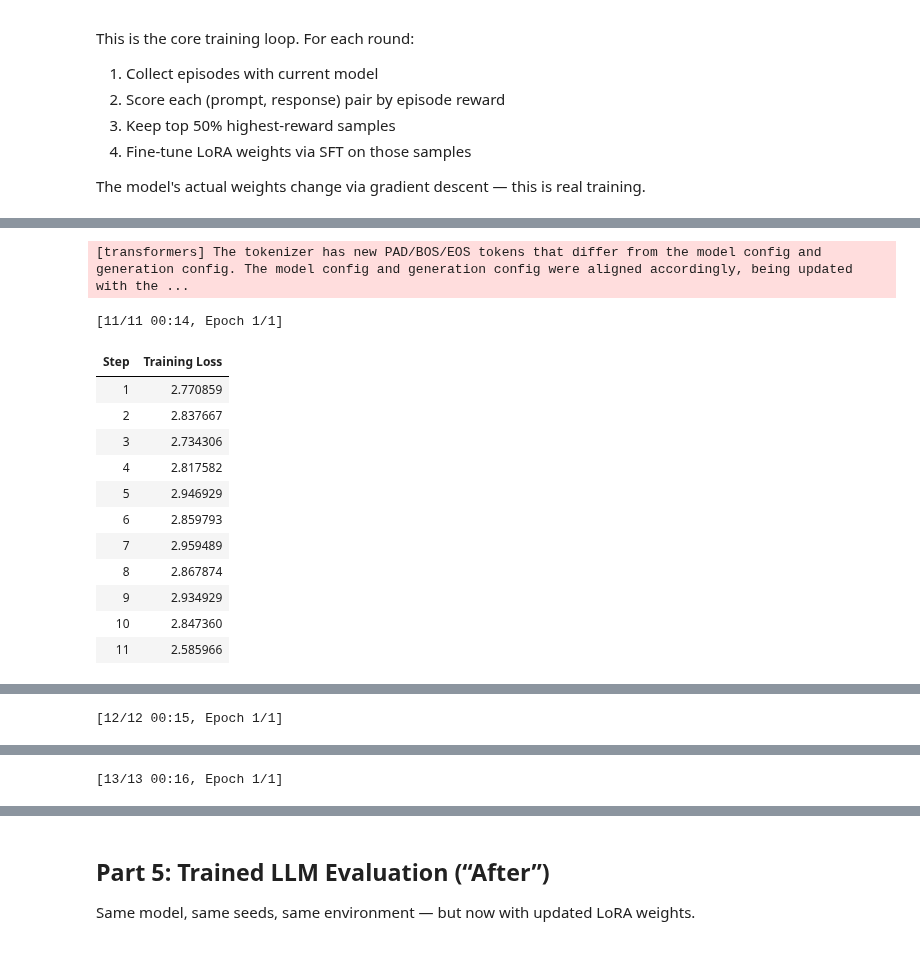
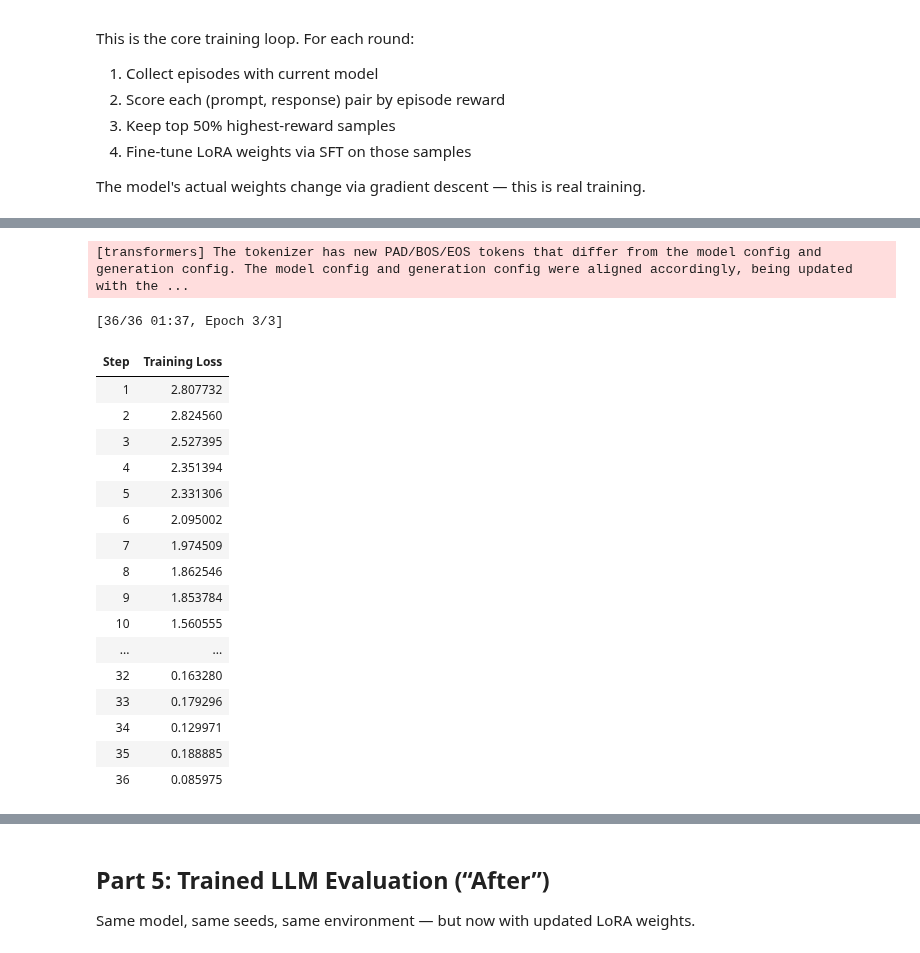
Before and after one commit to VaibhavKhandare/viral-posts-env, a Jupyter notebook: run-output/training/train_grpo.executed.ipynb, the cells around one changed output, grey strips where cells are left out. Cells and saved outputs as stored; diff of their text form; code cells hidden in the pictures.

```diff
--- a/run-output/training/train_grpo.executed.ipynb
+++ b/run-output/training/train_grpo.executed.ipynb
@@ -770,11 +783,19 @@ The model's actual weights change via gradient descent — this is real training
 # Cell 10: Attach LoRA adapter
 from peft import LoraConfig, get_peft_model, TaskType
 
-lora_config = LoraConfig(
-    r=8, lora_alpha=16, lora_dropout=0.05,
-    target_modules=["q_proj", "k_proj", "v_proj", "o_proj"],
-    task_type=TaskType.CAUSAL_LM, bias="none",
-)
+if SMOKE_MODE:
+    lora_config = LoraConfig(
+        r=16, lora_alpha=32, lora_dropout=0.05,
+        target_modules=["q_proj", "k_proj", "v_proj", "o_proj",
+                        "gate_proj", "up_proj", "down_proj"],
+        task_type=TaskType.CAUSAL_LM, bias="none",
+    )
+else:
+    lora_config = LoraConfig(
+        r=8, lora_alpha=16, lora_dropout=0.05,
+        target_modules=["q_proj", "k_proj", "v_proj", "o_proj"],
+        task_type=TaskType.CAUSAL_LM, bias="none",
+    )
 
 model.enable_input_require_grads()
 peft_model = get_peft_model(model, lora_config)
@@ -788,14 +809,25 @@ trainable params: 3,686,400 || all params: 3,089,625,088 || trainable%: 0.1193
 from trl import SFTTrainer, SFTConfig
 from datasets import Dataset
 
-EPISODES_PER_ROUND = 6
-ROUNDS_PER_PHASE = 3
-QUALITY_FLOOR = 0.0
-
-PHASES = [
-    {"name": "phase1_timing",  "reward_mode": "timing",  "system": SYSTEM_PROMPT_TIMING},
-    {"name": "phase2_content", "reward_mode": "content", "system": SYSTEM_PROMPT_CONTENT},
-]
+if SMOKE_MODE:
+    EPISODES_PER_ROUND = 4
+    ROUNDS_PER_PHASE = 1
+    QUALITY_FLOOR = 0.0
+    NUM_TRAIN_EPOCHS = 3
+    LEARNING_RATE = 2e-4
+    PHASES = [
+        {"name": "phase1_timing", "reward_mode": "timing", "system": SYSTEM_PROMPT_TIMING},
+    ]
+else:
+    EPISODES_PER_ROUND = 6
+    ROUNDS_PER_PHASE = 3
+    QUALITY_FLOOR = 0.0
+    NUM_TRAIN_EPOCHS = 1
+    LEARNING_RATE = 5e-6
+    PHASES = [
+        {"name": "phase1_timing",  "reward_mode": "timing",  "system": SYSTEM_PROMPT_TIMING},
+        {"name": "phase2_content", "reward_mode": "content", "system": SYSTEM_PROMPT_CONTENT},
+    ]
 
 training_log = {
     "phase": [], "round": [], "global_step": [], "use_hint": [],
@@ -867,10 +899,10 @@ for phase in PHASES:
                 dataset = Dataset.from_list([{"text": p["text"]} for p in filtered])
                 sft_config = SFTConfig(
                     output_dir=f"./checkpoints/{phase_name}_r{round_idx}",
-                    num_train_epochs=1,
+                    num_train_epochs=NUM_TRAIN_EPOCHS,
                     per_device_train_batch_size=2,
                     gradient_accumulation_steps=4,
-                    learning_rate=5e-6,
+                    learning_rate=LEARNING_RATE,
                     warmup_steps=5,
                     logging_steps=1,
                     save_strategy="no",
@@ -929,14 +959,19 @@ phase1_timing | ROUND 1/3 | hint=True
 [transformers] The tokenizer has new PAD/BOS/EOS tokens that differ from the model config and generation config. The model config and generation config were aligned accordingly, being updated with the ...
-[11/11 00:14, Epoch 1/1]
+[36/36 01:37, Epoch 3/3]
 | Step | Training Loss |
-| 1 | 2.770859 |
-| 2 | 2.837667 |
-| 3 | 2.734306 |
-| 4 | 2.817582 |
-| 5 | 2.946929 |
-| 6 | 2.859793 |
-| 7 | 2.959489 |
-| 8 | 2.867874 |
-| 9 | 2.934929 |
-| 10 | 2.847360 |
-| 11 | 2.585966 |
+| 1 | 2.807732 |
+| 2 | 2.824560 |
+| 3 | 2.527395 |
+| 4 | 2.351394 |
+| 5 | 2.331306 |
+| 6 | 2.095002 |
+| 7 | 1.974509 |
+| 8 | 1.862546 |
+| 9 | 1.853784 |
+| 10 | 1.560555 |
+| ... | ... |
+| 32 | 0.163280 |
+| 33 | 0.179296 |
+| 34 | 0.129971 |
+| 35 | 0.188885 |
+| 36 | 0.085975 |
@@ -957 +984,0 @@ phase1_timing | ROUND 2/3 | hint=False
-[12/12 00:15, Epoch 1/1]
@@ -985 +984,0 @@ phase1_timing | ROUND 3/3 | hint=False
-[13/13 00:16, Epoch 1/1]
```
Also changed, not shown: parts of 12 cells of this notebook, 3 other files.
